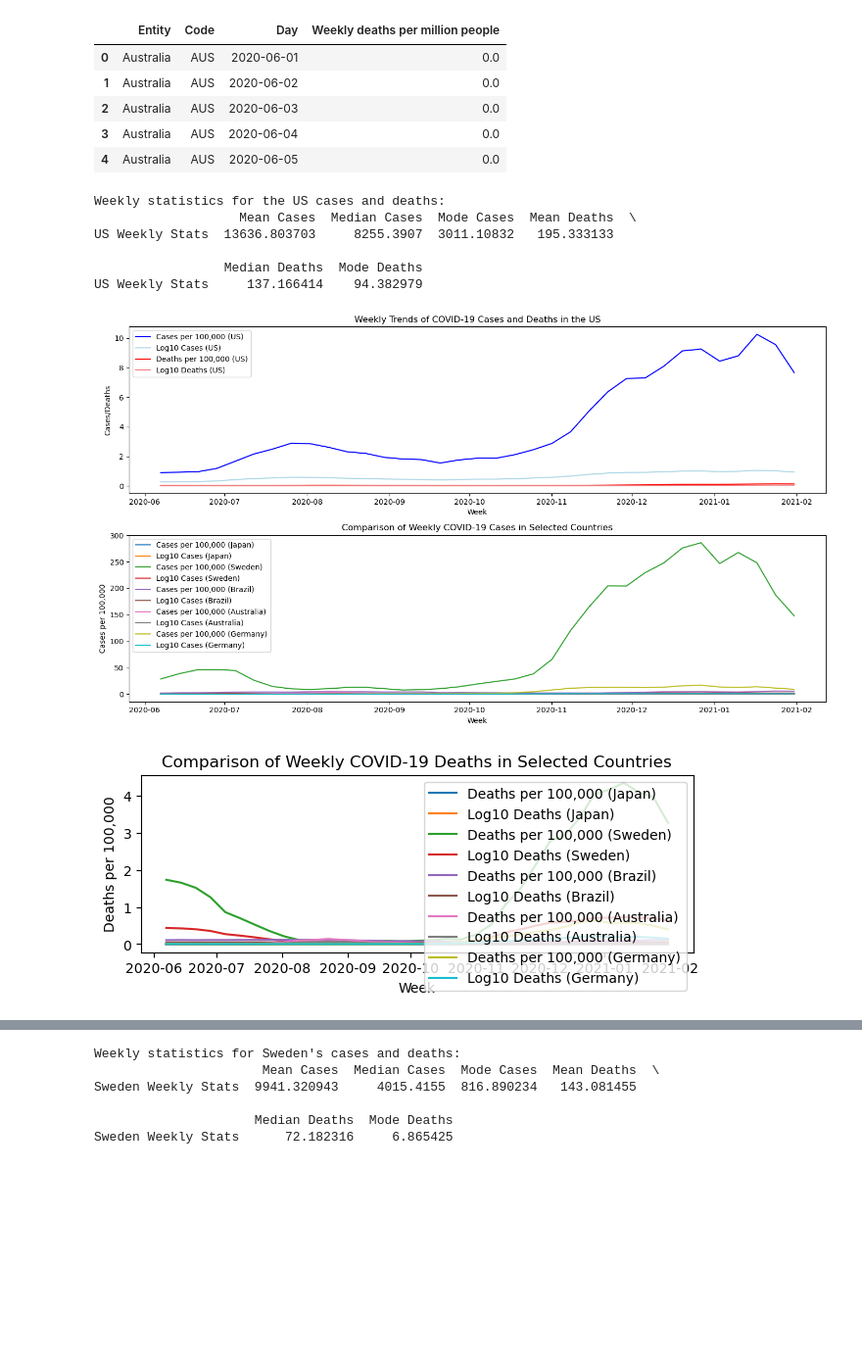
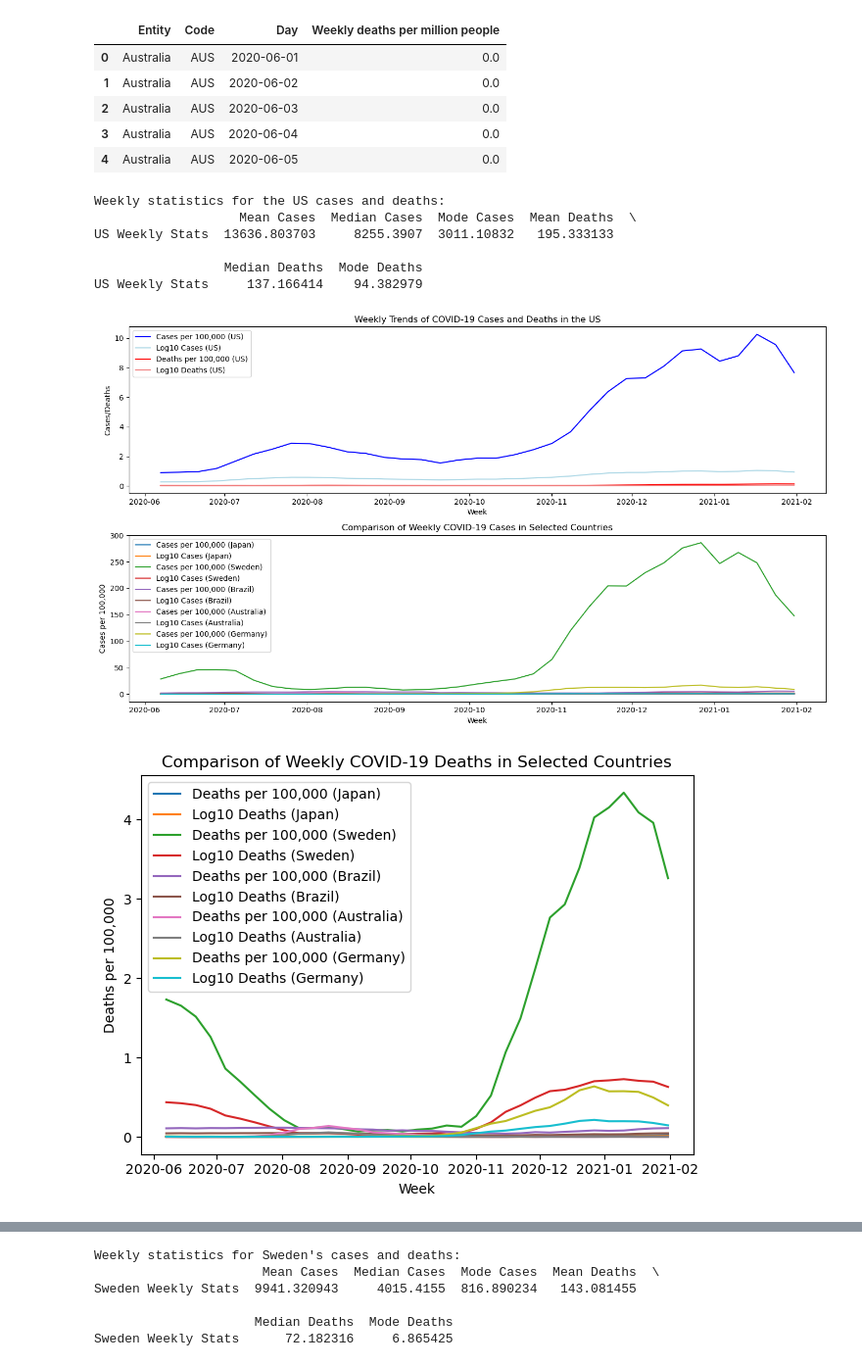
Before and after one commit to hamza890890/Group7ClassProject, a Jupyter notebook: Stage II/Team/stage_II_task1.ipynb, the cells around one changed output, grey strips where cells are left out. Shown at 98% size. Saved outputs shown, nothing was run; the diff lists cells and outputs as text; code cells hidden in the pictures; blank space fills up the shorter version.

Commit message:
fixed the graph for the deaths

```diff
--- a/Stage II/Team/stage_II_task1.ipynb
+++ b/Stage II/Team/stage_II_task1.ipynb
@@ -178,8 +178,6 @@ for country in countries:
     country_weekly_deaths_normalized = (country_weekly_deaths / country_population) * 100000
     country_weekly_deaths_log = np.log10(country_weekly_deaths_normalized + 1)
 
-
-    plt.subplot(2, 1, 2)
     plt.plot(country_weekly_deaths.index, country_weekly_deaths_normalized, label=f'Deaths per 100,000 ({country})')
     plt.plot(country_weekly_deaths.index, country_weekly_deaths_log, label=f'Log10 Deaths ({country})')
 
@@ -195,31 +193,35 @@ plt.show()
 # Identifying peak weeks for cases and deaths in the US
 us_peak_cases_week = weekly_cases.idxmax()
 us_peak_deaths_week = weekly_deaths.idxmax()
 
 print(f"US peak week for cases: {us_peak_cases_week} with {weekly_cases.max()} cases.")
 print(f"US peak week for deaths: {us_peak_deaths_week} with {weekly_deaths.max()} deaths.")
 
+print('\n')
+
 # Identifying peak weeks for cases and deaths in other countries
 for country in countries:
     country_data = cases[cases['Entity'] == country]
     country_weekly_cases = country_data.set_index('Day')['Weekly cases per million people'].resample('W').sum()
     peak_cases_week = country_weekly_cases.idxmax()
     peak_cases_value = country_weekly_cases.max()
 
 for country in countries:
     country_data = deaths[deaths['Entity'] == country]
     country_weekly_deaths = country_data.set_index('Day')['Weekly deaths per million people'].resample('W').sum()
     peak_deaths_week = country_weekly_deaths.idxmax()
     peak_deaths_value = country_weekly_deaths.max()
 
     print(f"Peak week for cases in {country}: {peak_cases_week} with {peak_cases_value} cases.")
     print(f"Peak week for deaths in {country}: {peak_deaths_week} with {peak_deaths_value} deaths.")
+
+    print('\n')
 # %% [output]
 Weekly statistics for the US cases and deaths:
                    Mean Cases  Median Cases  Mode Cases  Mean Deaths  \
 US Weekly Stats  13636.803703     8255.3907  3011.10832   195.333133
 
                  Median Deaths  Mode Deaths
 US Weekly Stats     137.166414    94.382979
 [figure]
-[figure, old version]
+[figure, new version]
```
Also changed, not shown: parts of 1 cell of this notebook.
